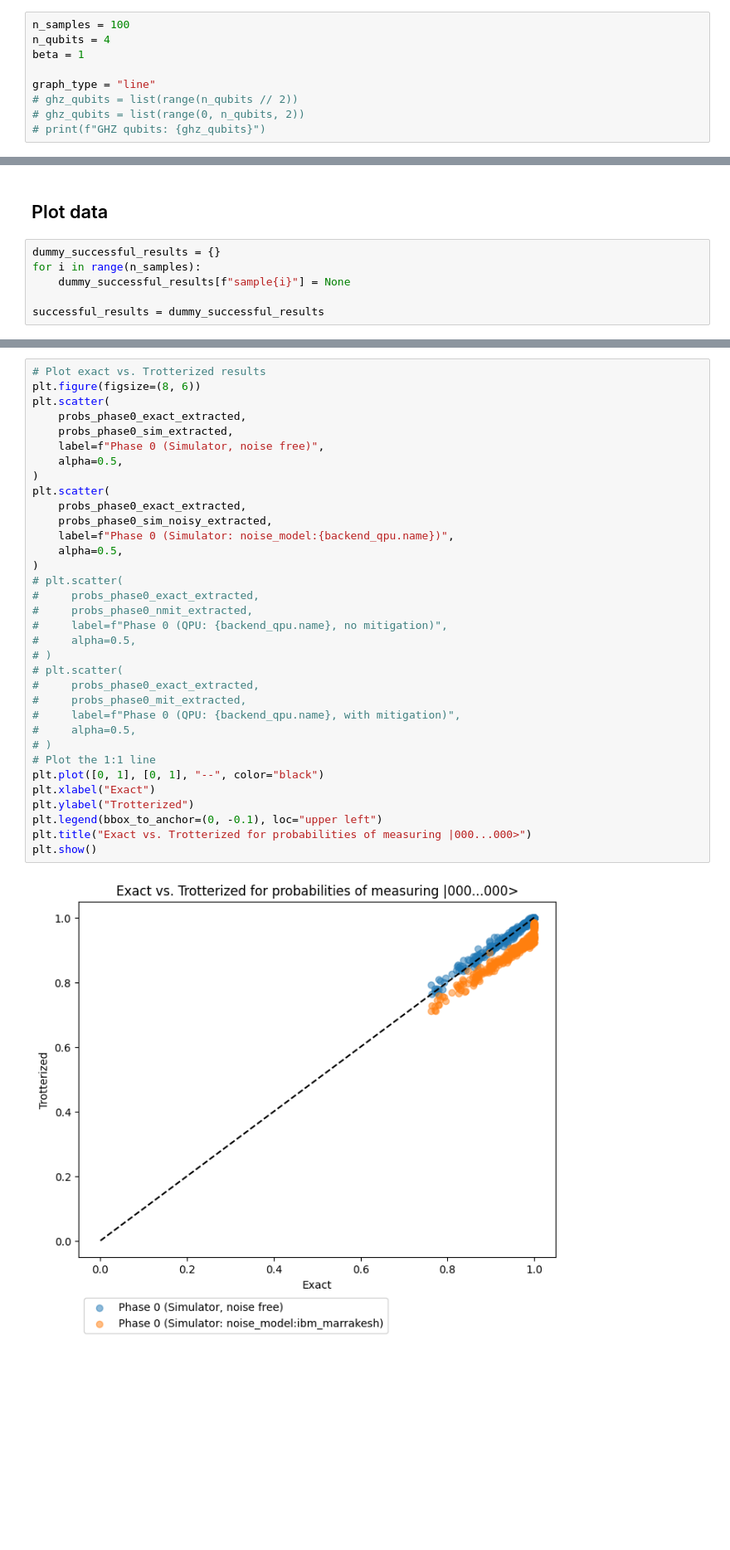
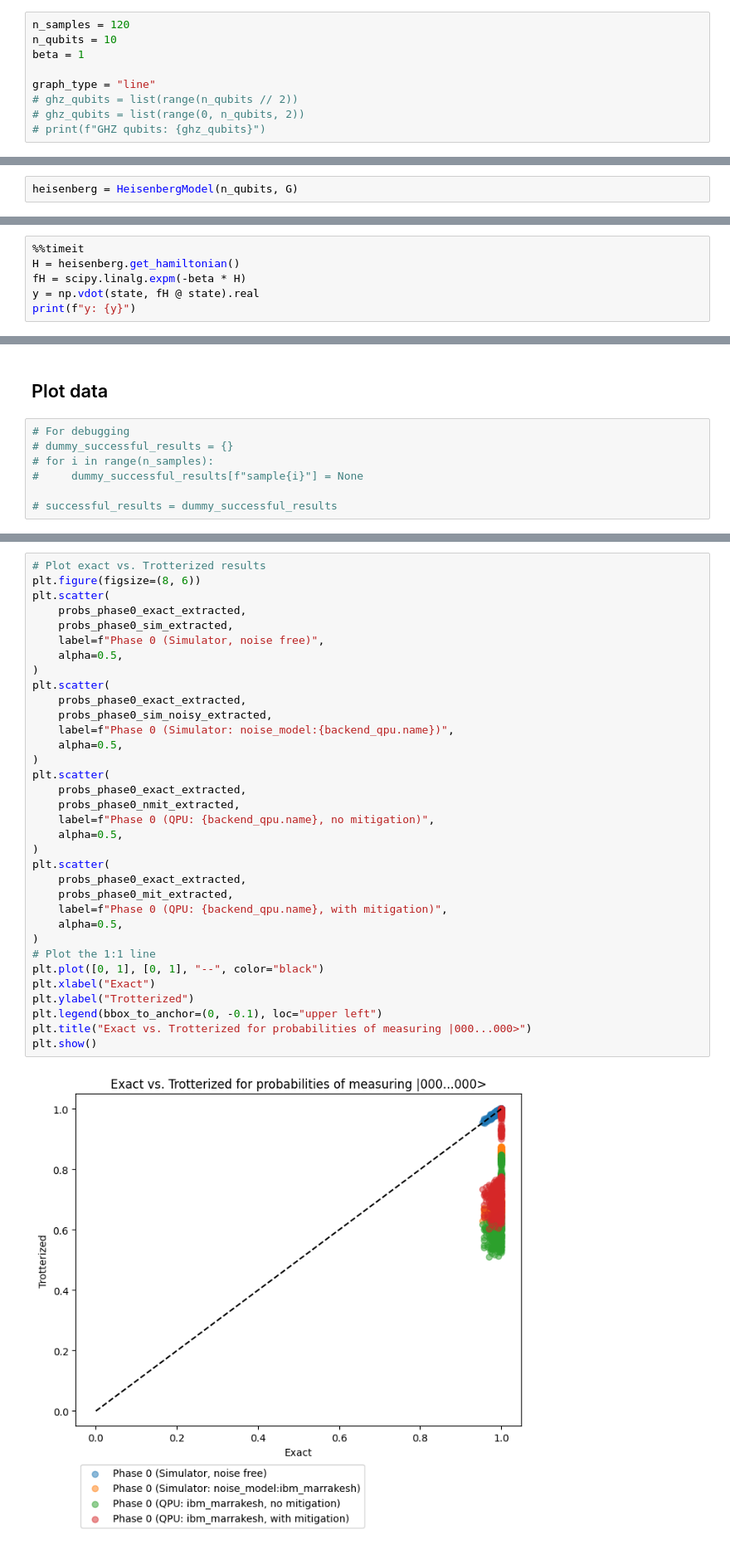
Before and after one commit to YutoMorohoshi/fourier_learning_ibm, a Jupyter notebook: data_generate.ipynb, the cells around one changed output, grey strips where cells are left out. Shown at 83% size. Drawn from its saved outputs; the diff is of its cells as text; blank space fills up the shorter version.

Commit message:
10 qubits

```diff
--- a/data_generate.ipynb
+++ b/data_generate.ipynb
@@ -87,8 +87,8 @@ Using backend noisy simulator: AerSimulator('aer_simulator'
 # %% [markdown]
 # データセット作成 $\exp(-\beta H)$
 # %%
-n_samples = 100
-n_qubits = 4
+n_samples = 120
+n_qubits = 10
 beta = 1
 
 graph_type = "line"
@@ -183,0 +174,2 @@ index: 12
+# %%
+heisenberg = HeisenbergModel(n_qubits, G)
@@ -183,0 +192,6 @@ index: 12
+# %%
+%%timeit
+H = heisenberg.get_hamiltonian()
+fH = scipy.linalg.expm(-beta * H)
+y = np.vdot(state, fH @ state).real
+print(f"y: {y}")
@@ -1257,11 +1383,12 @@ data_qpu_mit_df.to_json(f"{path}/data_qpu_mit_df.json")
 # %% [markdown]
 ## Plot data
 # %%
-dummy_successful_results = {}
-for i in range(n_samples):
-    dummy_successful_results[f"sample{i}"] = None
+# For debugging
+# dummy_successful_results = {}
+# for i in range(n_samples):
+#     dummy_successful_results[f"sample{i}"] = None
 
-successful_results = dummy_successful_results
+# successful_results = dummy_successful_results
 # %%
 probs_phase0_exact_extracted = extract_probs(
     probs_phase0_exact, successful_results.keys()
@@ -1314,39 +1441,39 @@ probs_phase3_sim_noisy_extracted = extract_probs(
 # %%
 # Plot exact vs. Trotterized results
 plt.figure(figsize=(8, 6))
 plt.scatter(
     probs_phase0_exact_extracted,
     probs_phase0_sim_extracted,
     label=f"Phase 0 (Simulator, noise free)",
     alpha=0.5,
 )
 plt.scatter(
     probs_phase0_exact_extracted,
     probs_phase0_sim_noisy_extracted,
     label=f"Phase 0 (Simulator: noise_model:{backend_qpu.name})",
     alpha=0.5,
 )
-# plt.scatter(
-#     probs_phase0_exact_extracted,
-#     probs_phase0_nmit_extracted,
-#     label=f"Phase 0 (QPU: {backend_qpu.name}, no mitigation)",
-#     alpha=0.5,
-# )
-# plt.scatter(
-#     probs_phase0_exact_extracted,
-#     probs_phase0_mit_extracted,
-#     label=f"Phase 0 (QPU: {backend_qpu.name}, with mitigation)",
-#     alpha=0.5,
-# )
+plt.scatter(
+    probs_phase0_exact_extracted,
+    probs_phase0_nmit_extracted,
+    label=f"Phase 0 (QPU: {backend_qpu.name}, no mitigation)",
+    alpha=0.5,
+)
+plt.scatter(
+    probs_phase0_exact_extracted,
+    probs_phase0_mit_extracted,
+    label=f"Phase 0 (QPU: {backend_qpu.name}, with mitigation)",
+    alpha=0.5,
+)
 # Plot the 1:1 line
 plt.plot([0, 1], [0, 1], "--", color="black")
 plt.xlabel("Exact")
 plt.ylabel("Trotterized")
 plt.legend(bbox_to_anchor=(0, -0.1), loc="upper left")
 plt.title("Exact vs. Trotterized for probabilities of measuring |000...000>")
 plt.show()
 # %% [output]
-[figure, old version]
+[figure, new version]
 # %%
 plt.scatter(
     probs_phase1_exact_extracted,
```
Also changed, not shown: parts of 34 cells of this notebook, 26 other files.
